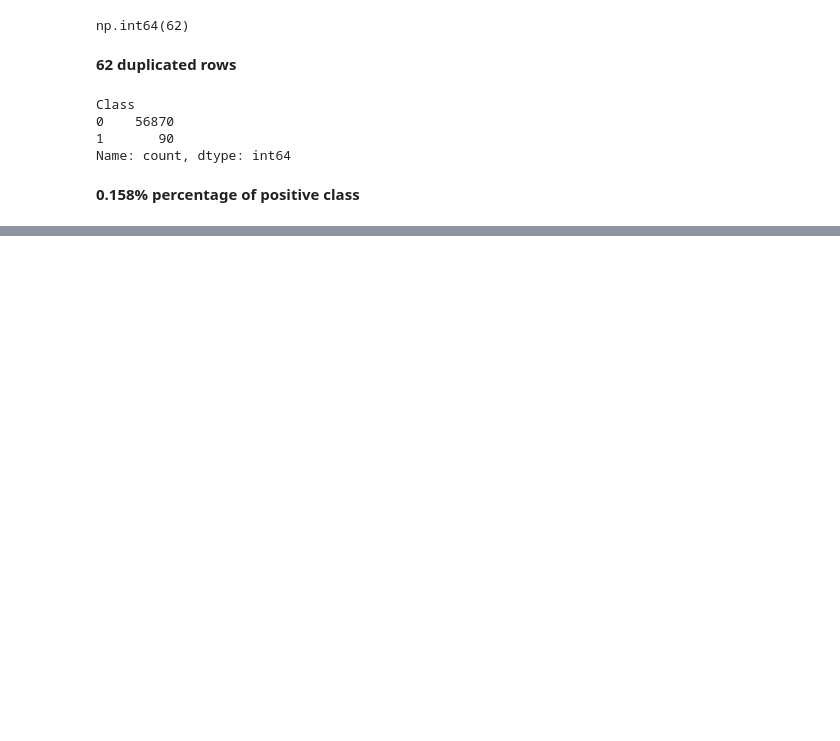
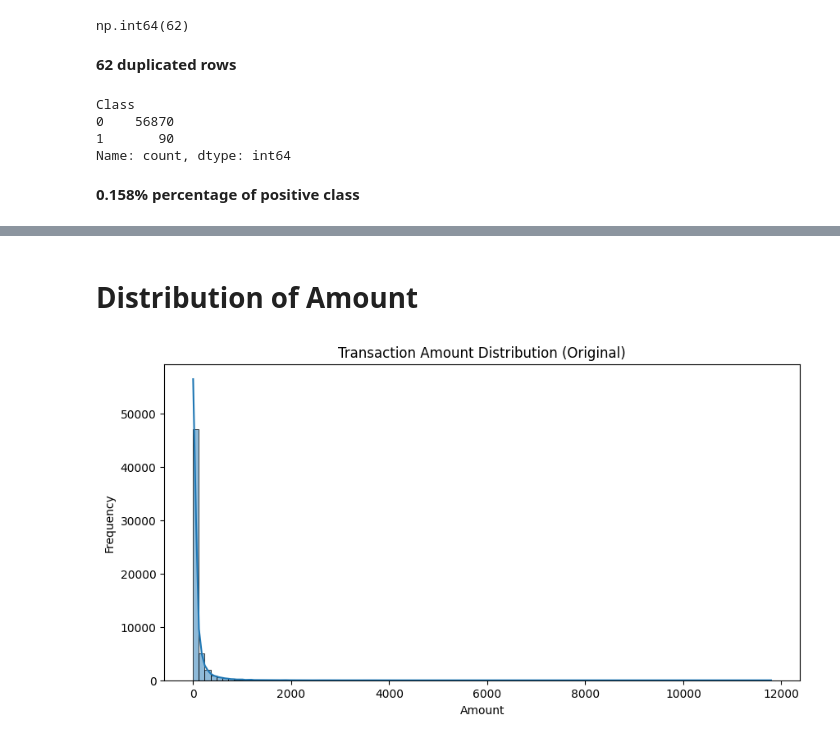
Before and after one commit to mostafaayman646/Credit-card-fraud-detection, a Jupyter notebook: EDA.ipynb, the cells around one changed output, grey strips where cells are left out. Drawn from its saved outputs; the diff is of its cells as text; code cells hidden in the pictures; blank space fills up the shorter version.

```diff
--- a/EDA.ipynb
+++ b/EDA.ipynb
@@ -139,0 +149,11 @@ for i in range(0, len(columns)-1, n):
+# %% [markdown]
+# Distribution of Amount
+# %%
+plt.figure(figsize=(10,5))
+sns.histplot(df['Amount'], bins=100, kde=True)
+plt.title("Transaction Amount Distribution (Original)")
+plt.xlabel("Amount")
+plt.ylabel("Frequency")
+plt.show()
+# %% [output]
+[figure, added]
```
Also changed, not shown: parts of 17 cells of this notebook.
